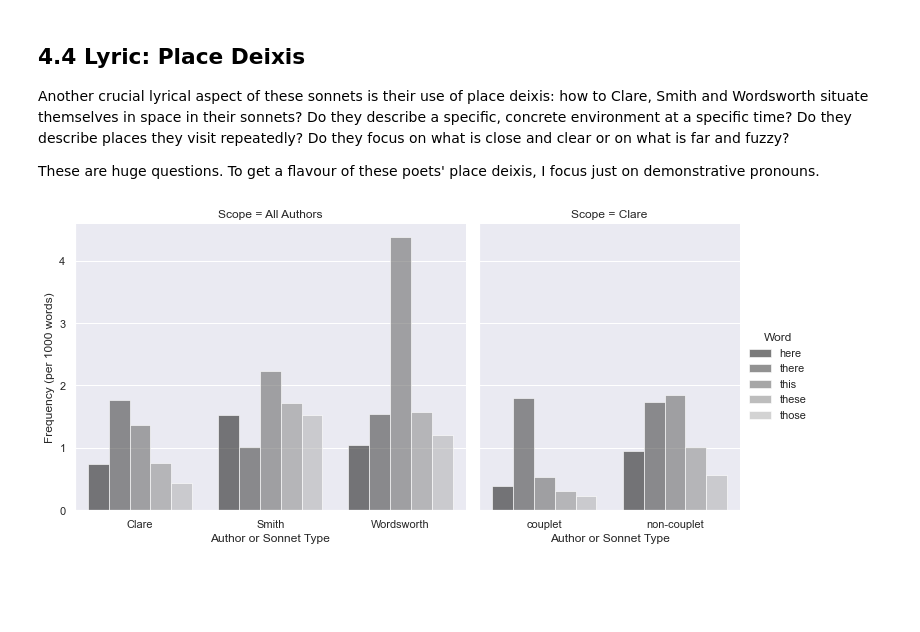
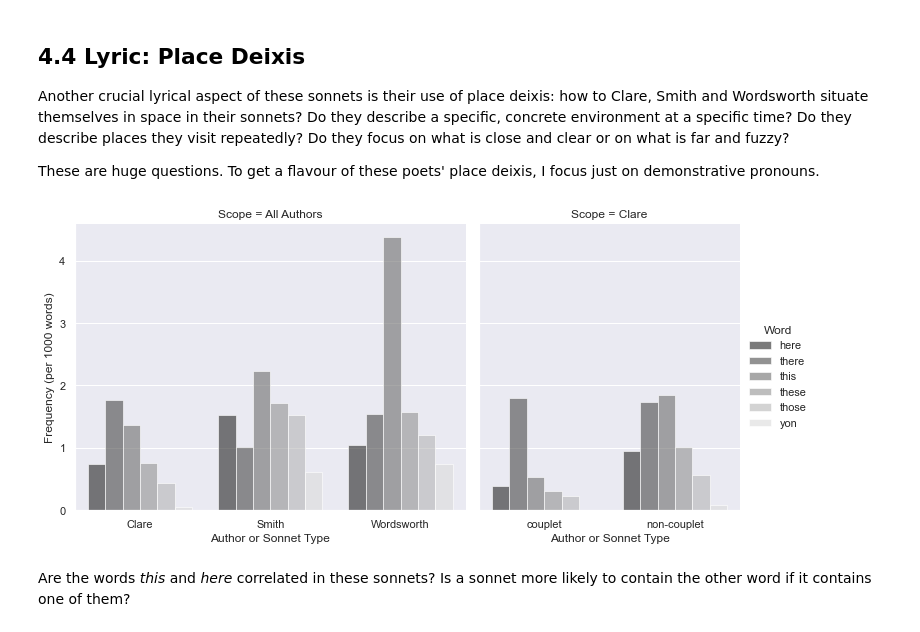
Before and after one commit to sn-code-inside/romantic-self, a Jupyter notebook: Chapter 4 - Lyric.ipynb, the cells around one changed output. Cells and saved outputs as stored; diff of their text form; code cells hidden in the pictures; blank space fills up the shorter version.

```diff
--- a/Chapter 4 - Lyric.ipynb
+++ b/Chapter 4 - Lyric.ipynb
@@ -591,8 +595,10 @@ Another crucial lyrical aspect of these sonnets is their use of place deixis: ho
 
 These are huge questions. To get a flavour of these poets' place deixis, I focus just on demonstrative pronouns.
 # %%
-place_deixis_plot, place_deixis_data = plot_word(sonnets, authors, rs_map, ["here","there","this","these","those"])
+place_deixis_plot, place_deixis_data = plot_word(sonnets, authors, rs_map, ["here","there","this","these","those","yon"])
 place_deixis_plot.savefig("figures/figure_4_11.jpg", dpi=500)
 place_deixis_data.to_csv("figures/figure_4_11_data.csv")
 # %% [output]
-[figure, old version]
+[figure, new version]
+# %% [markdown]
+Are the words *this* and *here* correlated in these sonnets? Is a sonnet more likely to contain the other word if it contains one of them?
```
Also changed, not shown: parts of 2 cells of this notebook, 2 other files.
